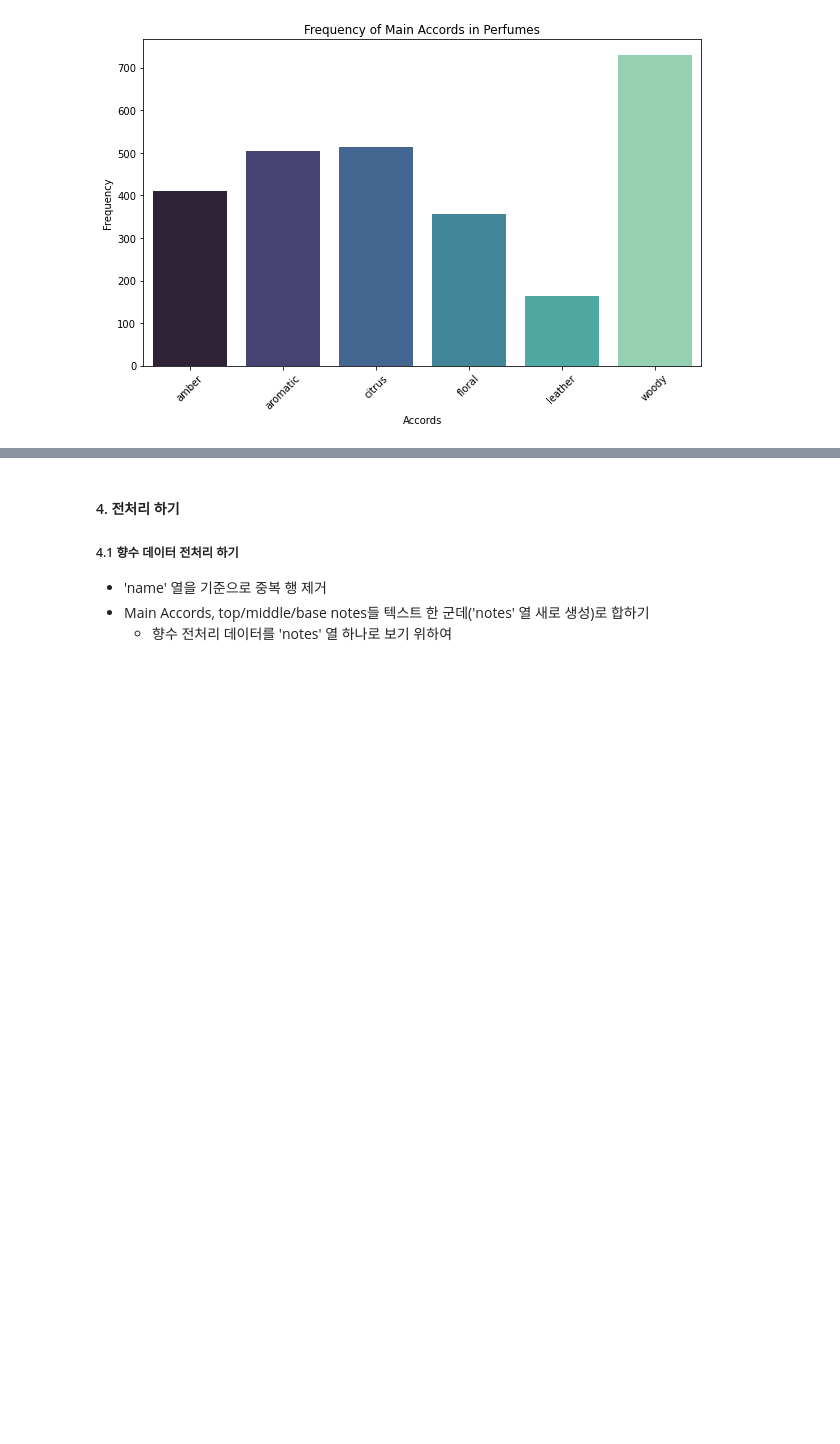
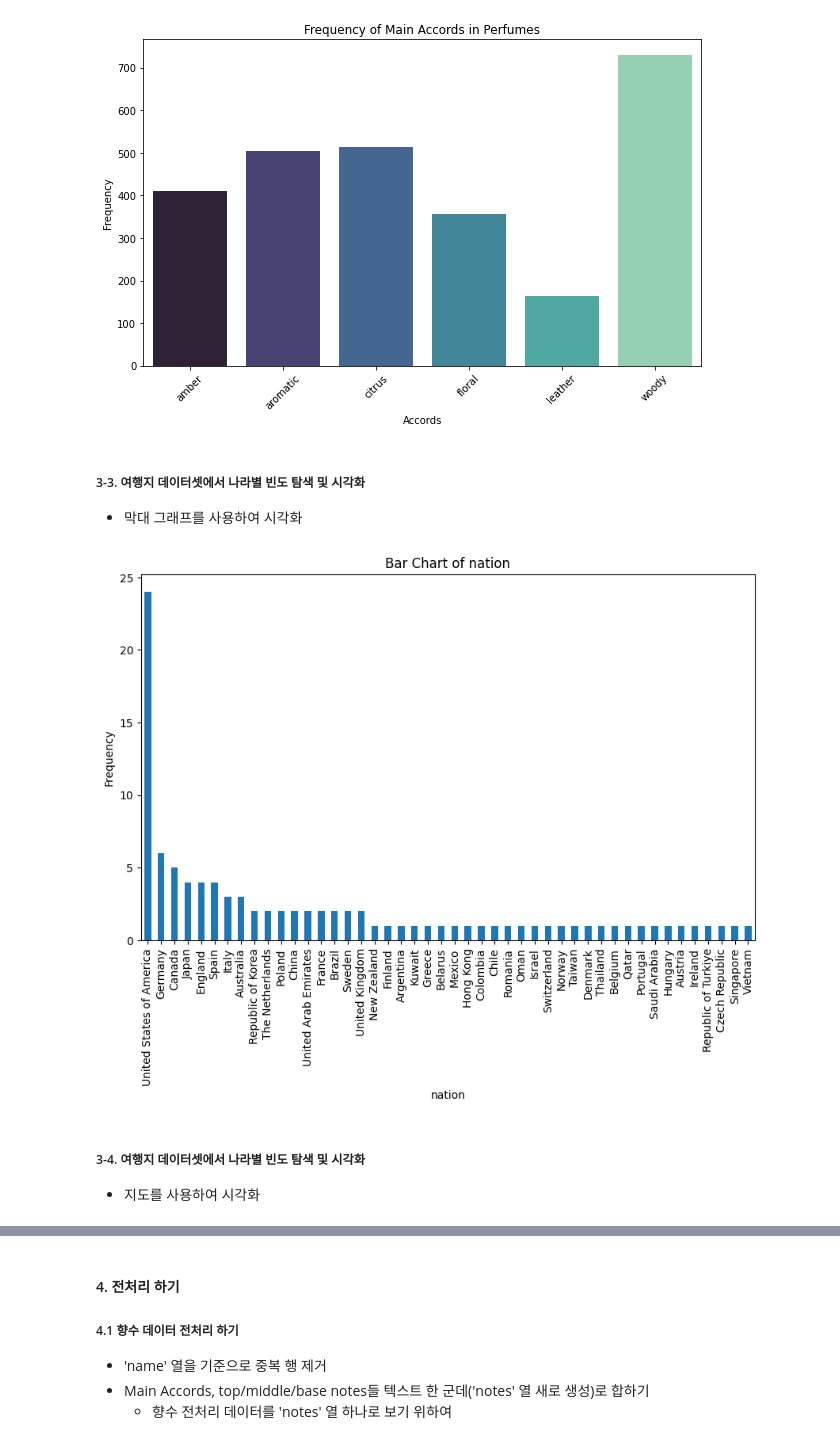
Before and after one commit to sohds/dontpergetme, a Jupyter notebook: Model/dontpergetme_recom_sys.ipynb, the cells around one changed output, grey strips where cells are left out. Cells and saved outputs as stored; diff of their text form; code cells hidden in the pictures; blank space fills up the shorter version.

Commit message:
updated: nation visualization code add

```diff
--- a/Model/dontpergetme_recom_sys.ipynb
+++ b/Model/dontpergetme_recom_sys.ipynb
@@ -119,3 +120,23 @@ plt.xticks(rotation=45)
 plt.show()
 # %% [output]
 [figure]
+# %% [markdown]
+##### 3-3. 여행지 데이터셋에서 나라별 빈도 탐색 및 시각화
+- 막대 그래프를 사용하여 시각화
+# %%
+# 특정 열을 선택합니다.
+column_name = 'nation'  # 시각화할 열 이름을 설정합니다.
+data = destinations[column_name]
+
+# 막대그래프를 그립니다.
+plt.figure(figsize=(10, 6))
+data.value_counts().plot(kind='bar')
+plt.title(f'Bar Chart of {column_name}')
+plt.xlabel(column_name)
+plt.ylabel('Frequency')
+plt.show()
+# %% [output]
+[figure, added]
+# %% [markdown]
+##### 3-4. 여행지 데이터셋에서 나라별 빈도 탐색 및 시각화
+- 지도를 사용하여 시각화
```
Also changed, not shown: parts of 5 cells of this notebook.
